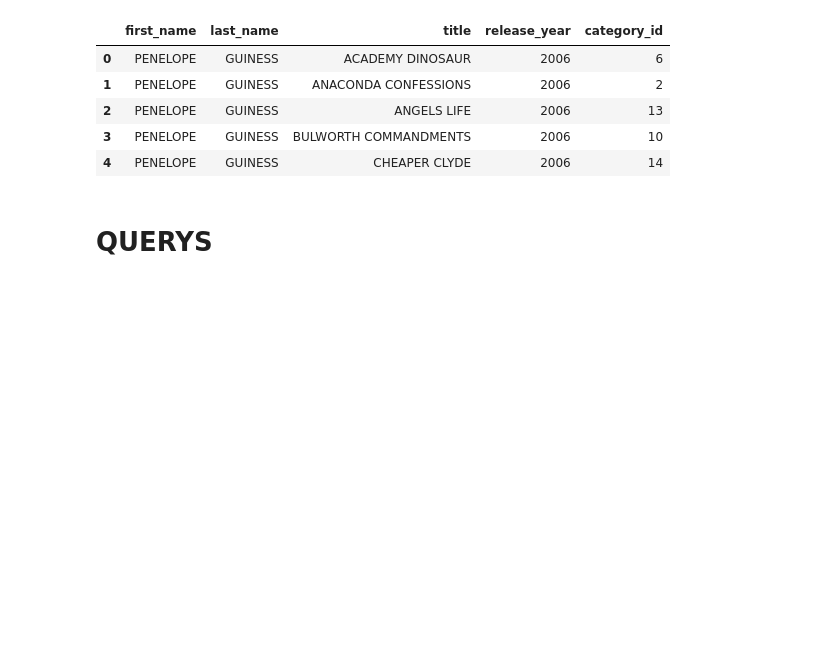
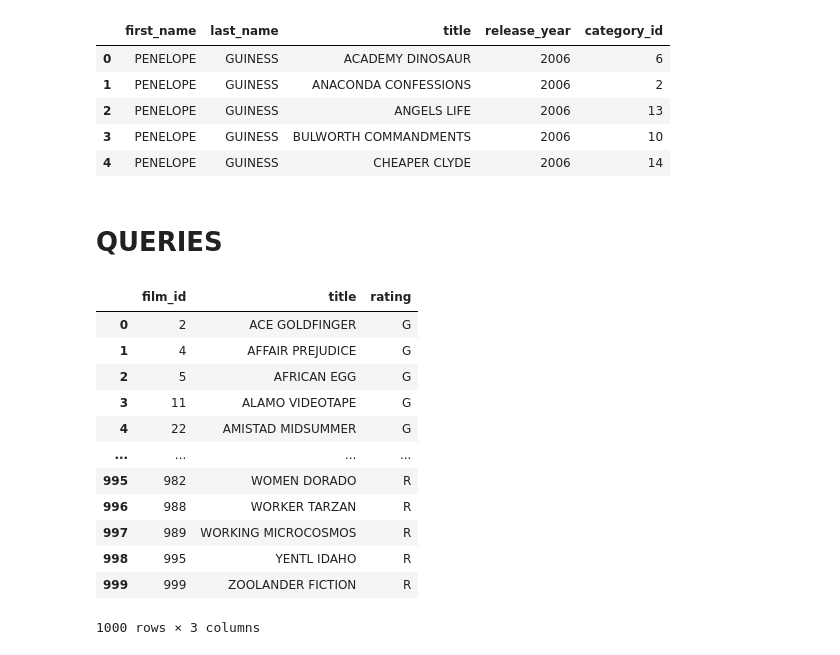
Before and after one commit to sergiomessaoudi/w4-database-project, a Jupyter notebook: proyectofinal.ipynb, the cells around one changed output. Drawn from its saved outputs; the diff is of its cells as text; code cells hidden in the pictures; blank space fills up the shorter version.

```diff
--- a/proyectonuevo.ipynb
+++ b/proyectofinal.ipynb
@@ -443,4 +448,27 @@ for i in range(len(hdd)):
 
 db.commit()
 # %% [markdown]
-# QUERYS
+# QUERIES
+# %%
+str_conn='mysql+pymysql://root:admin@localhost:3306/movies'
+
+
+motor=create_engine(str_conn)
+# %%
+pd.read_sql('''select film_id, title, rating  #eliculas ordenadas por rating
+from film
+order by rating, title''',motor)
+# %% [output]
+|  | film_id | title | rating |
+| 0 | 2 | ACE GOLDFINGER | G |
+| 1 | 4 | AFFAIR PREJUDICE | G |
+| 2 | 5 | AFRICAN EGG | G |
+| 3 | 11 | ALAMO VIDEOTAPE | G |
+| 4 | 22 | AMISTAD MIDSUMMER | G |
+| ... | ... | ... | ... |
+| 995 | 982 | WOMEN DORADO | R |
+| 996 | 988 | WORKER TARZAN | R |
+| 997 | 989 | WORKING MICROCOSMOS | R |
+| 998 | 995 | YENTL IDAHO | R |
+| 999 | 999 | ZOOLANDER FICTION | R |
+1000 rows × 3 columns
```
Also changed, not shown: parts of 2 cells of this notebook.
